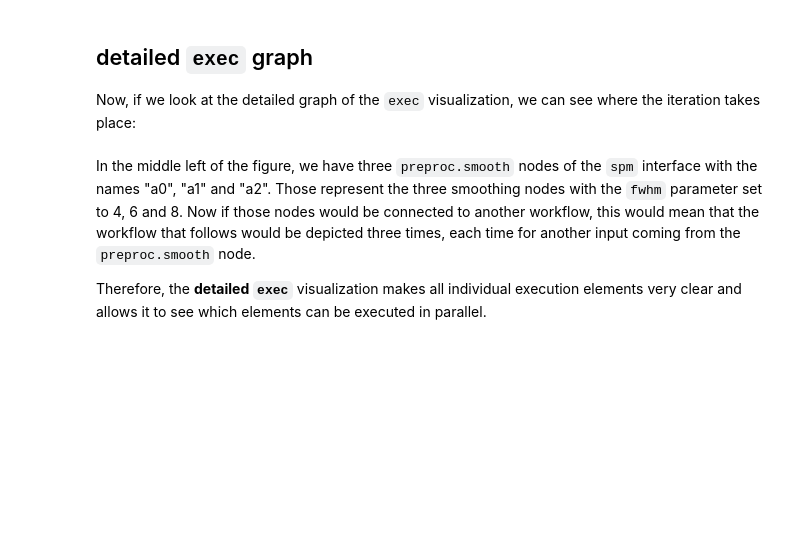
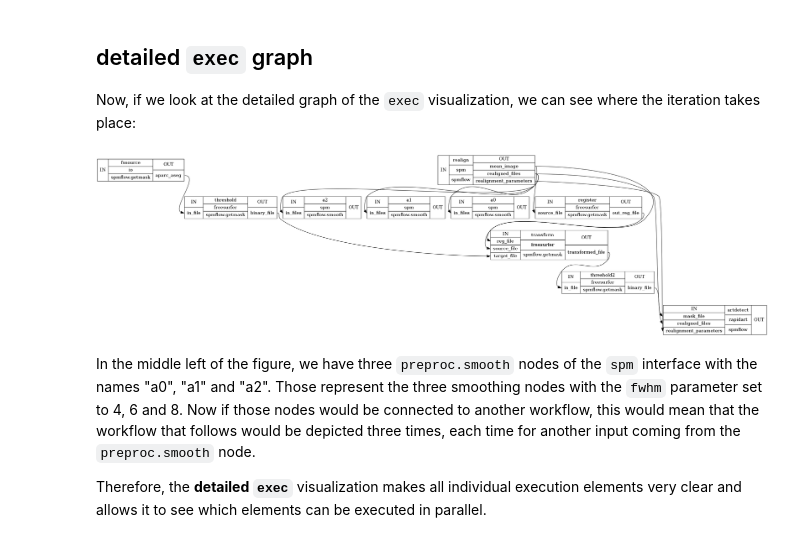
Before and after one commit to siyunb/Mount_Code, a Jupyter notebook: Nipype_tutorial/notebooks/basic_graph_visualization.ipynb, the cells around one changed output. Drawn from its saved outputs; the diff is of its cells as text; code cells hidden in the pictures; blank space fills up the shorter version.

```diff
--- a/Nipype_tutorial/notebooks/basic_graph_visualization.ipynb
+++ b/Nipype_tutorial/notebooks/basic_graph_visualization.ipynb
@@ -145,3 +138,7 @@ Image(filename="graph_exec_detailed.png")
+# %%
+Image(filename="/home/neuro/Result/Nipype_tutorial/working_dir/metaflow/graph_exec_detailed.png")
+# %% [output]
+[figure, added]
 # %% [markdown]
 In the middle left of the figure, we have three ``preproc.smooth`` nodes of the ``spm`` interface with the names "a0", "a1" and "a2". Those represent the three smoothing nodes with the ``fwhm`` parameter set to 4, 6 and 8. Now if those nodes would be connected to another workflow, this would mean that the workflow that follows would be depicted three times, each time for another input coming from the ``preproc.smooth`` node.
 
```
Also changed, not shown: parts of 12 cells of this notebook, 4 other files.
